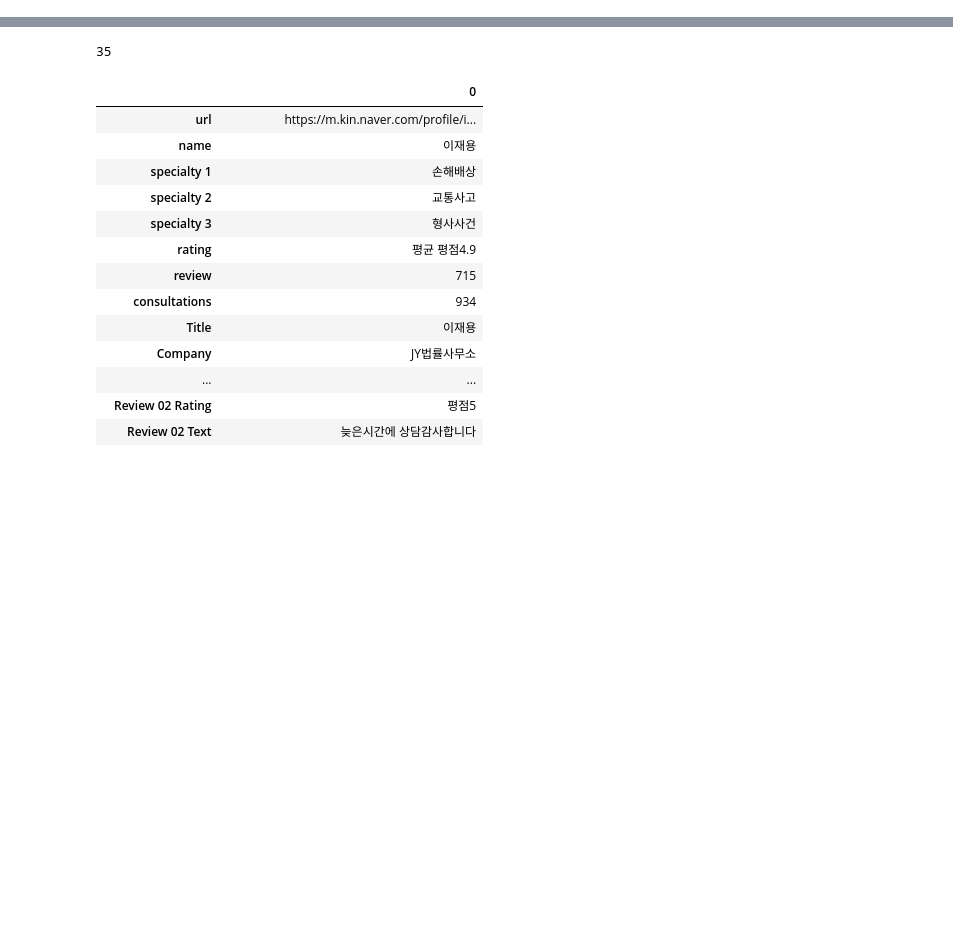
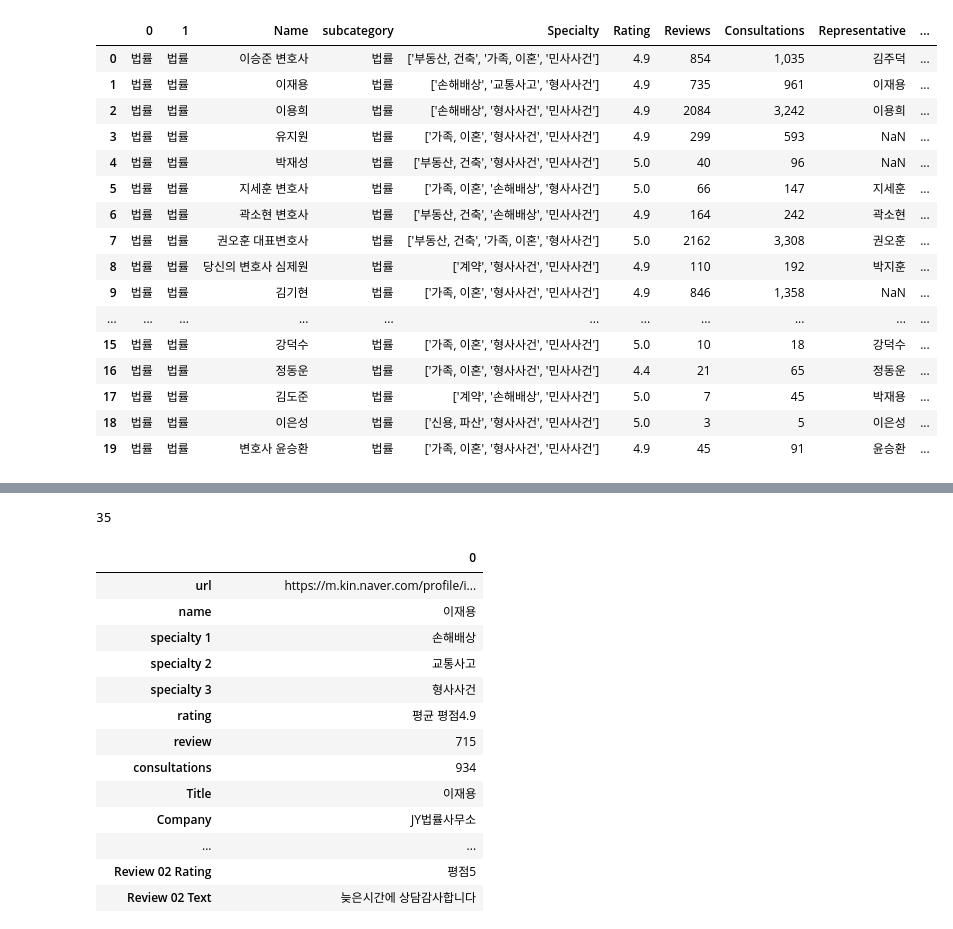
Before and after one commit to nayeem880/Korean-website-scraping, a Jupyter notebook: Project01/Data_ETL/profile_data_extraction.ipynb, the cells around one changed output, grey strips where cells are left out. Saved outputs shown, nothing was run; the diff lists cells and outputs as text; code cells hidden in the pictures; blank space fills up the shorter version.

```diff
--- a/Project01/Data_ETL/profile_data_extraction.ipynb
+++ b/Project01/Data_ETL/profile_data_extraction.ipynb
@@ -148,0 +300,22 @@ here 5
+# %%
+df = pd.read_csv('Data.csv')
+df = df.drop(['Unnamed: 0'], axis = 1)
+df
+# %% [output]
+|  | 0 | 1 | Name | subcategory | Specialty | Rating | Reviews | Consultations | Representative | ... |
+| 0 | 법률 | 법률 | 이승준 변호사 | 법률 | ['부동산, 건축', '가족, 이혼', '민사사건'] | 4.9 | 854 | 1,035 | 김주덕 | ... |
+| 1 | 법률 | 법률 | 이재용 | 법률 | ['손해배상', '교통사고', '형사사건'] | 4.9 | 735 | 961 | 이재용 | ... |
+| 2 | 법률 | 법률 | 이용희 | 법률 | ['손해배상', '형사사건', '민사사건'] | 4.9 | 2084 | 3,242 | 이용희 | ... |
+| 3 | 법률 | 법률 | 유지원 | 법률 | ['가족, 이혼', '형사사건', '민사사건'] | 4.9 | 299 | 593 | NaN | ... |
+| 4 | 법률 | 법률 | 박재성 | 법률 | ['부동산, 건축', '형사사건', '민사사건'] | 5.0 | 40 | 96 | NaN | ... |
+| 5 | 법률 | 법률 | 지세훈 변호사 | 법률 | ['가족, 이혼', '손해배상', '형사사건'] | 5.0 | 66 | 147 | 지세훈 | ... |
+| 6 | 법률 | 법률 | 곽소현 변호사 | 법률 | ['부동산, 건축', '손해배상', '민사사건'] | 4.9 | 164 | 242 | 곽소현 | ... |
+| 7 | 법률 | 법률 | 권오훈 대표변호사 | 법률 | ['부동산, 건축', '가족, 이혼', '형사사건'] | 5.0 | 2162 | 3,308 | 권오훈 | ... |
+| 8 | 법률 | 법률 | 당신의 변호사 심제원 | 법률 | ['계약', '형사사건', '민사사건'] | 4.9 | 110 | 192 | 박지훈 | ... |
+| 9 | 법률 | 법률 | 김기현 | 법률 | ['가족, 이혼', '형사사건', '민사사건'] | 4.9 | 846 | 1,358 | NaN | ... |
+| ... | ... | ... | ... | ... | ... | ... | ... | ... | ... | ... |
+| 15 | 법률 | 법률 | 강덕수 | 법률 | ['가족, 이혼', '형사사건', '민사사건'] | 5.0 | 10 | 18 | 강덕수 | ... |
+| 16 | 법률 | 법률 | 정동운 | 법률 | ['가족, 이혼', '형사사건', '민사사건'] | 4.4 | 21 | 65 | 정동운 | ... |
+| 17 | 법률 | 법률 | 김도준 | 법률 | ['계약', '손해배상', '민사사건'] | 5.0 | 7 | 45 | 박재용 | ... |
+| 18 | 법률 | 법률 | 이은성 | 법률 | ['신용, 파산', '형사사건', '민사사건'] | 5.0 | 3 | 5 | 이은성 | ... |
+| 19 | 법률 | 법률 | 변호사 윤승환 | 법률 | ['가족, 이혼', '형사사건', '민사사건'] | 4.9 | 45 | 91 | 윤승환 | ... |
```
Also changed, not shown: parts of 20 cells of this notebook, 14 other files.
